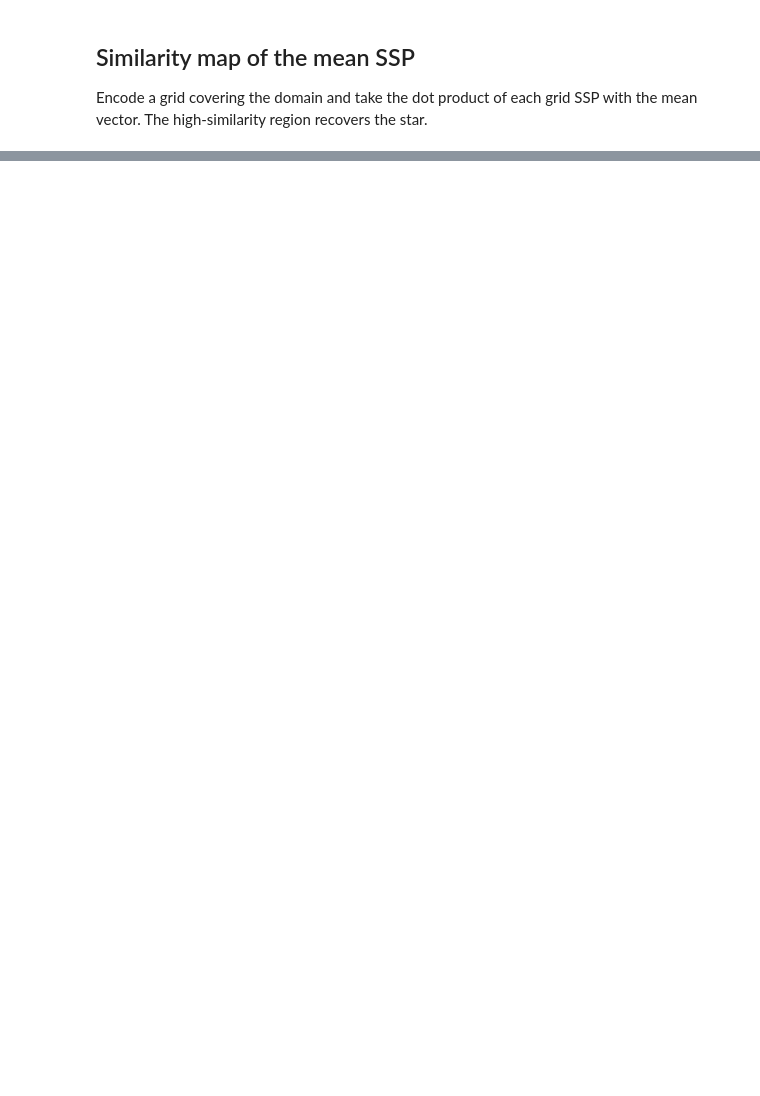
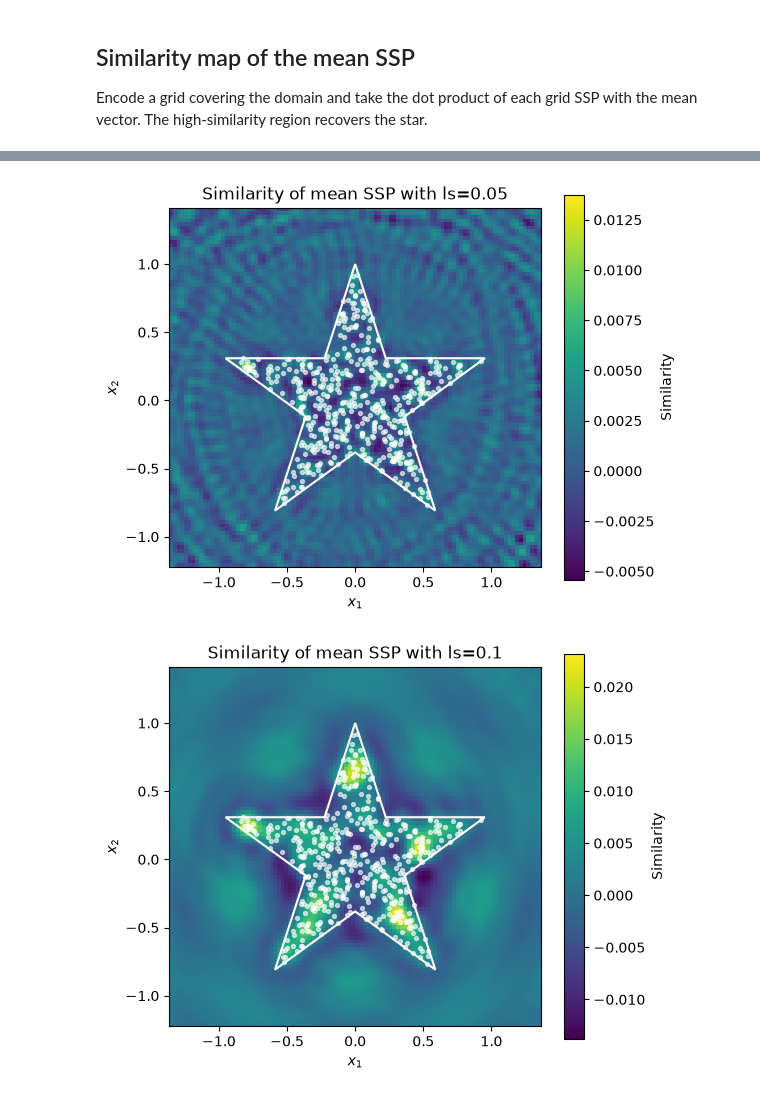
Before and after one commit to neuromorphs/MultiScaleSSPs, a Jupyter notebook: examples/star_ssp_mean.ipynb, the cells around one changed output, grey strips where cells are left out. Cells and saved outputs as stored; diff of their text form; code cells hidden in the pictures; blank space fills up the shorter version.

```diff
--- a/examples/star_ssp_mean.ipynb
+++ b/examples/star_ssp_mean.ipynb
@@ -93,0 +99,29 @@ plt.show()
+# %%
+# Examples with different ls
+def plot_shape(length_scale):
+    ssp_space = HexagonalSSPSpace(domain_dim=2, ssp_dim=1015, length_scale=length_scale, rng=0)
+
+    ssps = ssp_space.encode(points)  # (n_datapts, ssp_dim)
+    mean_ssp = ssps.mean(axis=0, keepdims=True)
+
+    grid_ssps = ssp_space.encode(grid_pts)
+    sims = (grid_ssps @ mean_ssp.T).reshape(grid_n, grid_n)
+
+    fig, ax = plt.subplots(figsize=(6, 5))
+    im = ax.pcolormesh(X, Y, sims, cmap="viridis", shading="auto")
+    ax.add_patch(PathPatch(shape_path, facecolor="none", edgecolor="white", lw=1.5))
+    ax.scatter(points[:, 0], points[:, 1], s=8, color="white", alpha=0.6)
+    ax.set_aspect("equal")
+    ax.set_xlabel("$x_1$")
+    ax.set_ylabel("$x_2$")
+    ax.set_title(f"Similarity of mean SSP with ls={length_scale}")
+    fig.colorbar(im, ax=ax, label="Similarity")
+    plt.show()
+
+plot_shape(0.05)
+plot_shape(0.1)
+plot_shape(0.2)
+plot_shape(0.3)
+# %% [output]
+[figure, added]
+[figure, added]
```
Also changed, not shown: parts of 18 cells of this notebook, 3 other files.
